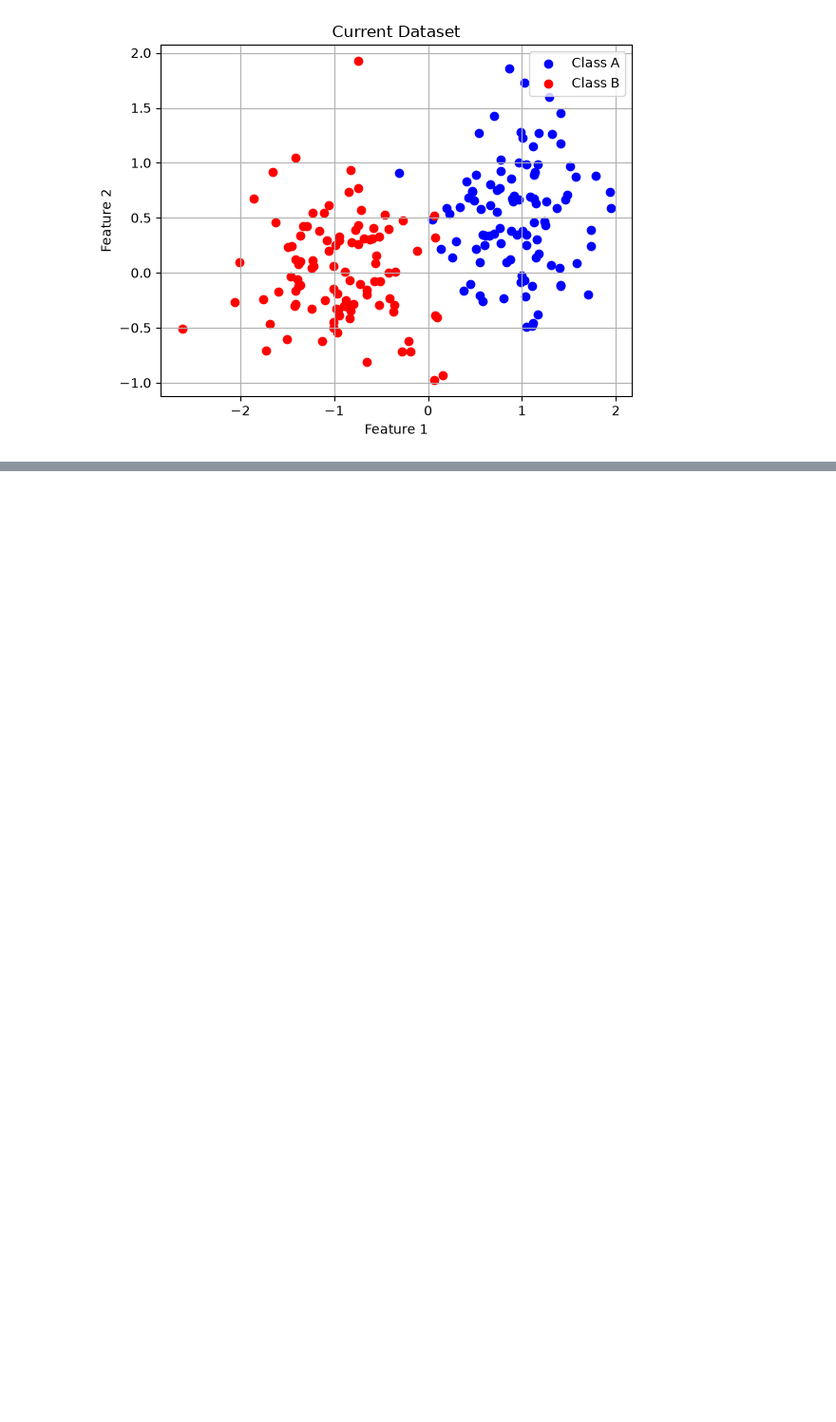
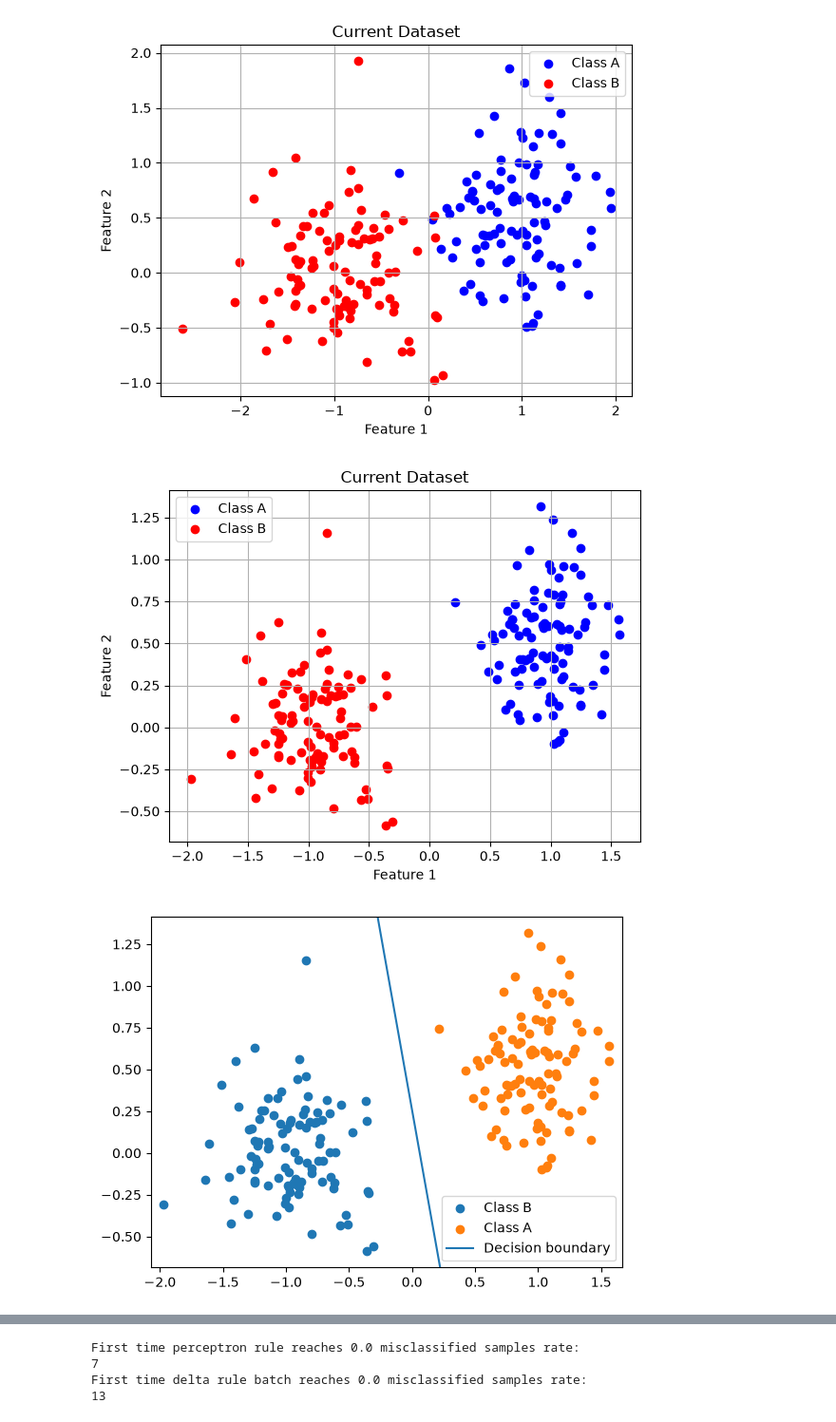
Before and after one commit to liviacardaccia02/Artificial-Neural-Networks-and-Deep-Architectures, a Jupyter notebook: lab1a/lab1a.ipynb, the cells around one changed output, grey strips where cells are left out. Shown at 95% size. Drawn from its saved outputs; the diff is of its cells as text; code cells hidden in the pictures; blank space fills up the shorter version.

```diff
--- a/lab1a/lab1a.ipynb
+++ b/lab1a/lab1a.ipynb
@@ -110,3 +110,36 @@ def plot_metrics_comparison(perceptron_rule = None, delta_rule = None, delta_rul
         plt.savefig(saved_fig_name)
 
     plt.show()
+# %%
+X, T = generate_linearly_separable_data()
+
+T_delta = np.where(T == 0, -1, T)
+
+perceptron = DeltaRulePerceptron(
+                        input_size=2,
+                        output_size=1,
+                        learning_rate=0.001,
+                        activation_function=delta_rule_activation_function)
+
+perceptron_batch = DeltaRuleBatchPerceptron(
+                        input_size=2,
+                        output_size=1,
+                        learning_rate=0.1,
+                        activation_function=delta_rule_activation_function)
+
+plot_data(X,T_delta)
+
+perceptron.train(X, T_delta, epochs=100)
+perceptron_batch.train(X, T_delta, epochs=100)
+
+plot_metrics_comparison(perceptron_rule=None, delta_rule=perceptron, delta_rule_batch=perceptron_batch, saved_fig_name="metrics_comparison.png")
+
+# print the first time the perceptron rule and delta rule reach a misclassified samples rate of 0.0
+print("First time perceptron rule reaches 0.0 misclassified samples rate:")
+print(perceptron.get_first_zero_misclassification_epoch())
+
+print("First time delta rule batch reaches 0.0 misclassified samples rate:")
+print(perceptron_batch.get_first_zero_misclassification_epoch())
+# %% [output]
+[figure, added]
+[figure, added]
@@ -113,3 +148,7 @@ def plot_metrics_comparison(perceptron_rule = None, delta_rule = None, delta_rul
+First time perceptron rule reaches 0.0 misclassified samples rate:
+7
+First time delta rule batch reaches 0.0 misclassified samples rate:
+13
 # %%
 # Test on second non-linearly separable dataset
 
```
Also changed, not shown: parts of 6 cells of this notebook, 2 other files.
